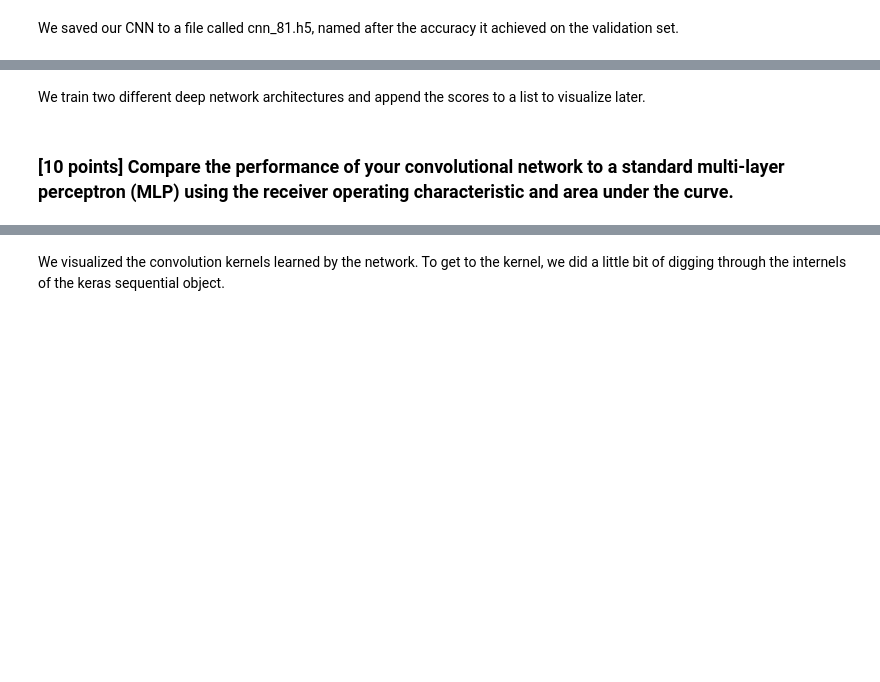
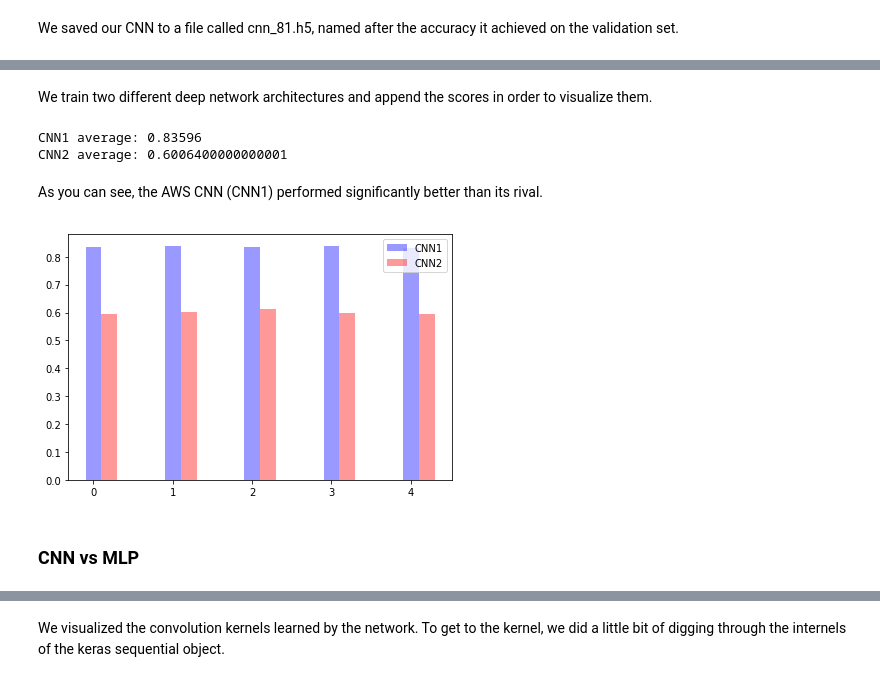
Before and after one commit to LukeWood/CNNvsMLPforDogsAndCats, a Jupyter notebook: Lab8Merged.ipynb, the cells around one changed output, grey strips where cells are left out. Saved outputs shown, nothing was run; the diff lists cells and outputs as text; code cells hidden in the pictures; blank space fills up the shorter version.

```diff
--- a/Lab8Merged.ipynb
+++ b/Lab8Merged.ipynb
@@ -252,9 +253,9 @@ cnn2.fit(np.expand_dims(X_train, axis=1), y_train_ohe,
 # %%
 import sklearn.metrics as mt
 
-yhat_cnn2 = np.argmax(cnn2.predict(np.expand_dims(X_test, axis=1)), axis=1)
-acc_cnn2 = mt.accuracy_score(y_test,yhat_cnn2)
-cm2 = mt.confusion_matrix(y_test,yhat_cnn2)
-print(cm2)
-print(acc_cnn2)
+yhat_cnn = np.argmax(cnn2.predict(np.expand_dims(X_test, axis=1)), axis=1)
+acc_cnn = mt.accuracy_score(y_test,yhat_cnn)
+cm = mt.confusion_matrix(y_test,yhat_cnn)
+print(cm)
+print(acc_cnn)
 # %% [output]
@@ -428,2 +431,14 @@ As we can see, CNN_81 gets slightly above 81% accuracy due to it having already
+# %%
+# Compare different archs
+df, X, y = wildcard_to_df('data/data/large/*.jpg')
+
+X = X.astype(np.float32)
+y = y.astype(np.int32)
+X = X/255
+
+n_splits = 5
+
+cnn_scores = []
+cnn2_scores = []
 # %%
 %%time
@@ -471,4 +491,27 @@ for i in range(0, n_splits):
 # %% [markdown]
-We train two different deep network architectures and append the scores to a list to visualize later.
+We train two different deep network architectures and append the scores in order to visualize them.
-# %% [markdown]
-### [10 points] Compare the performance of your convolutional network to a standard multi-layer perceptron (MLP) using the receiver operating characteristic and area under the curve.
+# %%
+print('CNN1 average: {}'.format(np.average(cnn_scores)))
+print('CNN2 average: {}'.format(np.average(cnn2_scores)))
+# %% [output]
+CNN1 average: 0.83596
+CNN2 average: 0.6006400000000001
+# %% [markdown]
+As you can see, the AWS CNN (CNN1) performed significantly better than its rival.
+# %%
+bar_width = 0.20
+index = np.arange(n_splits)
+opacity=0.4
+
+plt.bar(index, cnn_scores, bar_width, align='center',
+        color='b', label='CNN1', alpha=opacity)
+plt.bar(index + bar_width, cnn2_scores, bar_width,
+        align='center', color='r', label='CNN2', alpha=opacity)
+
+plt.legend()
+plt.tight_layout()
+plt.show()
+# %% [output]
+[figure, added]
+# %% [markdown]
+### CNN vs MLP
```
Also changed, not shown: parts of 32 cells of this notebook.
